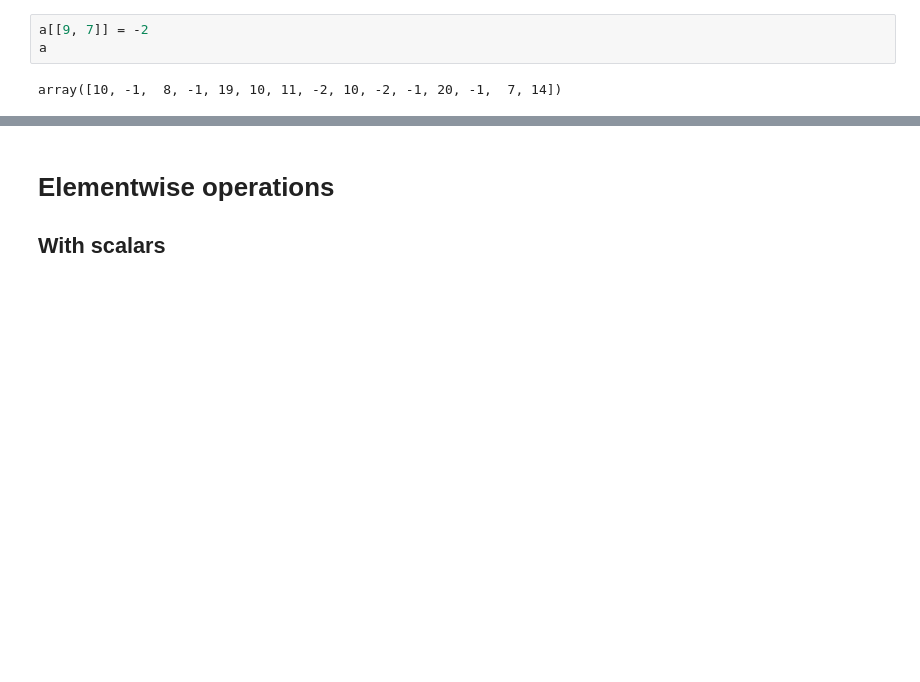
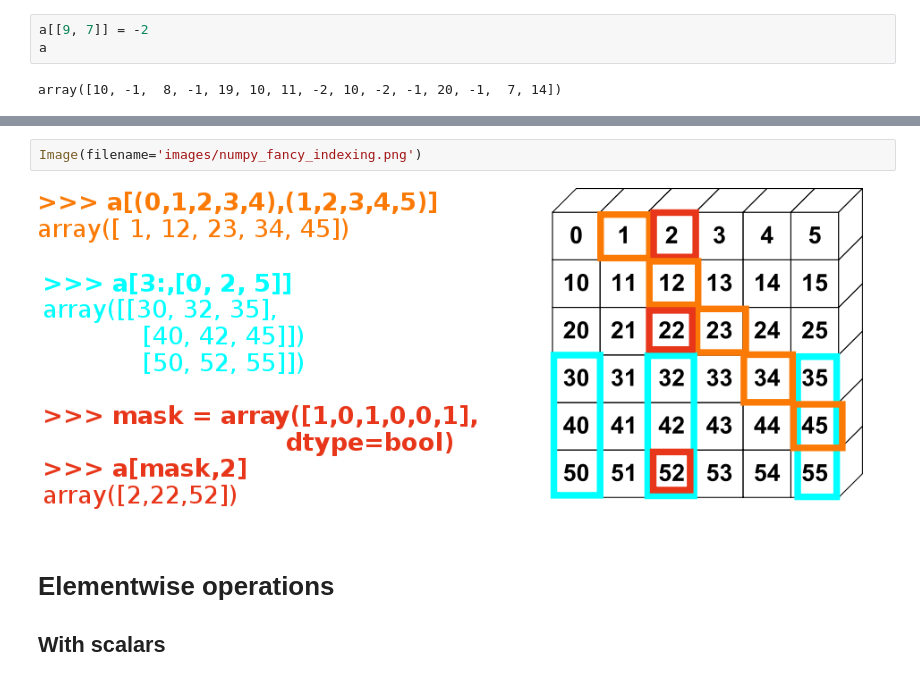
Before and after one commit to LUMC/python-course, a Jupyter notebook: numpy.ipynb, the cells around one changed output, grey strips where cells are left out. Cells and saved outputs as stored; diff of their text form; blank space fills up the shorter version.

```diff
--- a/numpy.ipynb
+++ b/numpy.ipynb
@@ -451,3 +455,7 @@ Fancy indexing
+# %%
+Image(filename='images/numpy_fancy_indexing.png')
+# %% [output]
+[figure, added]
 # %% [markdown]
 Elementwise operations
 ===
```
Also changed, not shown: parts of 9 cells of this notebook.
